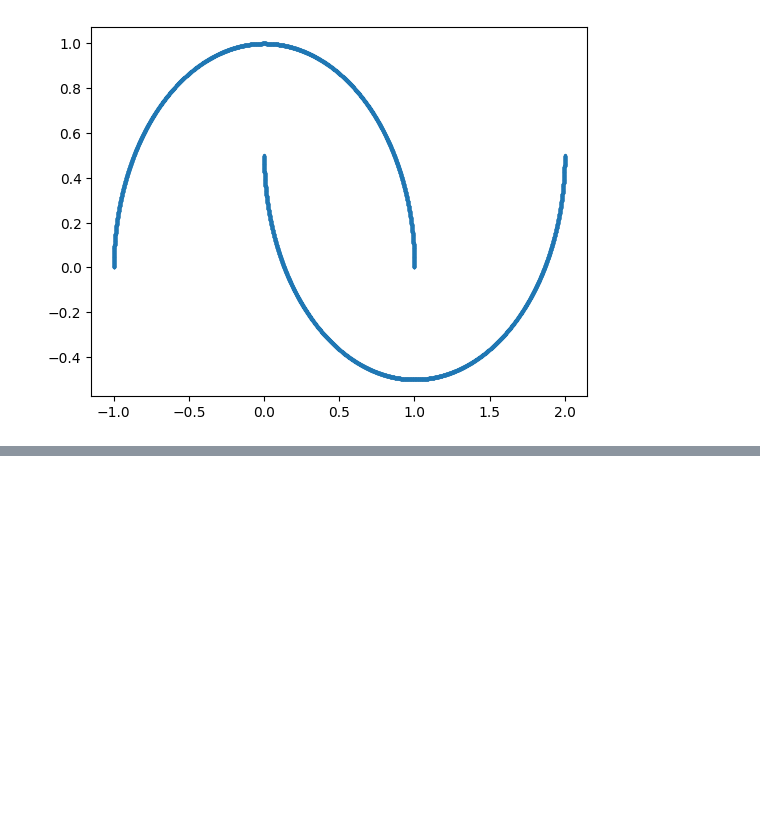
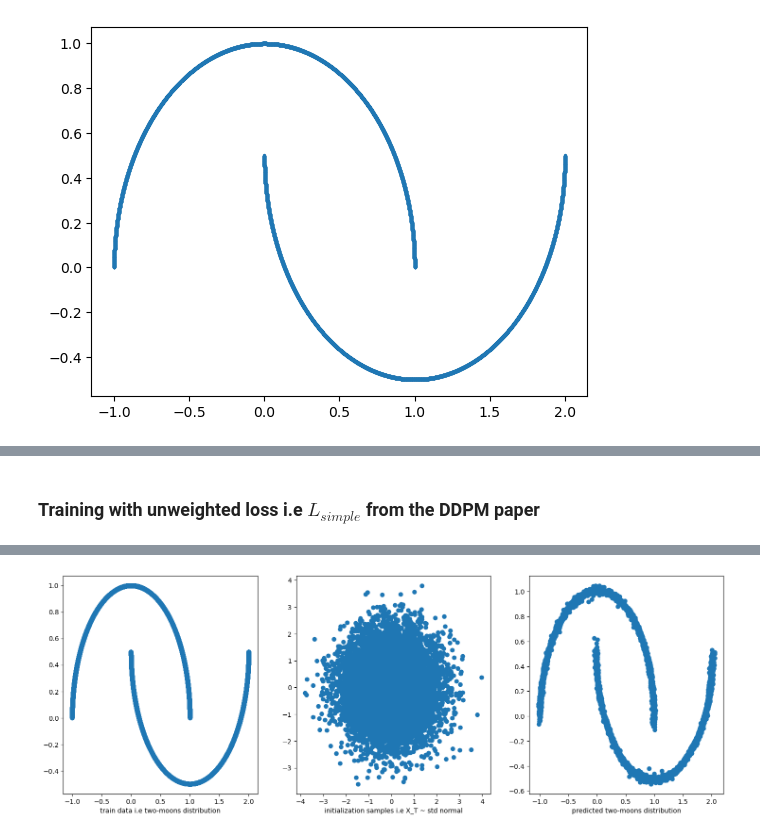
Before and after one commit to guthasaibharathchandra/ddpm_base, a Jupyter notebook: part1a.ipynb, the cells around one changed output, grey strips where cells are left out. Cells and saved outputs as stored; diff of their text form; code cells hidden in the pictures; blank space fills up the shorter version.

```diff
--- a/part1a.ipynb
+++ b/part1a.ipynb
@@ -17,0 +129,9 @@ plt.scatter(X_train[:,0],X_train[:,1],s=2)
+# %% [markdown]
+### Training with unweighted loss i.e $L_{simple}$ from the DDPM paper
+# %%
+model = simpleMLP(inpfeat=2)
+print('Training with un-weighted loss i.e the Simple loss in DDPM')
+ddpm_model = DDPM(schedule=schedule,model=model,weightedloss=False,cuda=True)
+train(ddpm_model, X_train, num_epochs=1000, batch_size=128, savefreq=1000, prefix='two-moons-uwl')
+infer(ddpm_model, schedule, inpfeat=2, prefix='two-moons')
+# %% [output]
@@ -17,0 +155 @@ plt.scatter(X_train[:,0],X_train[:,1],s=2)
+[figure, added]
```
Also changed, not shown: parts of 25 cells of this notebook, 2 other files.
